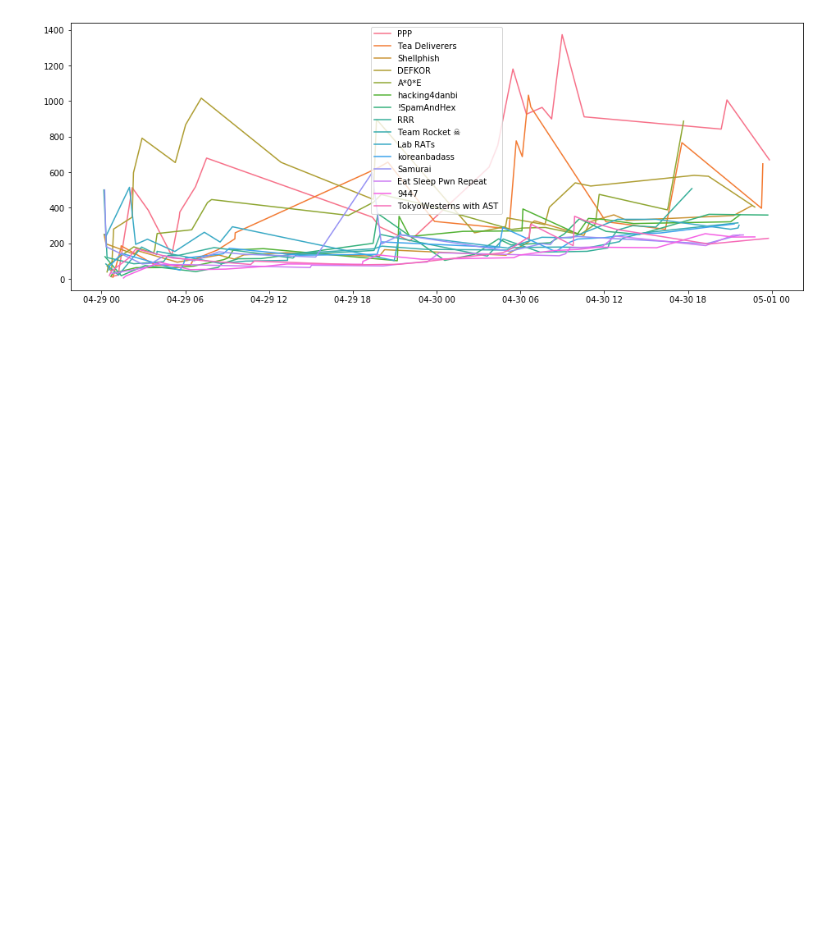
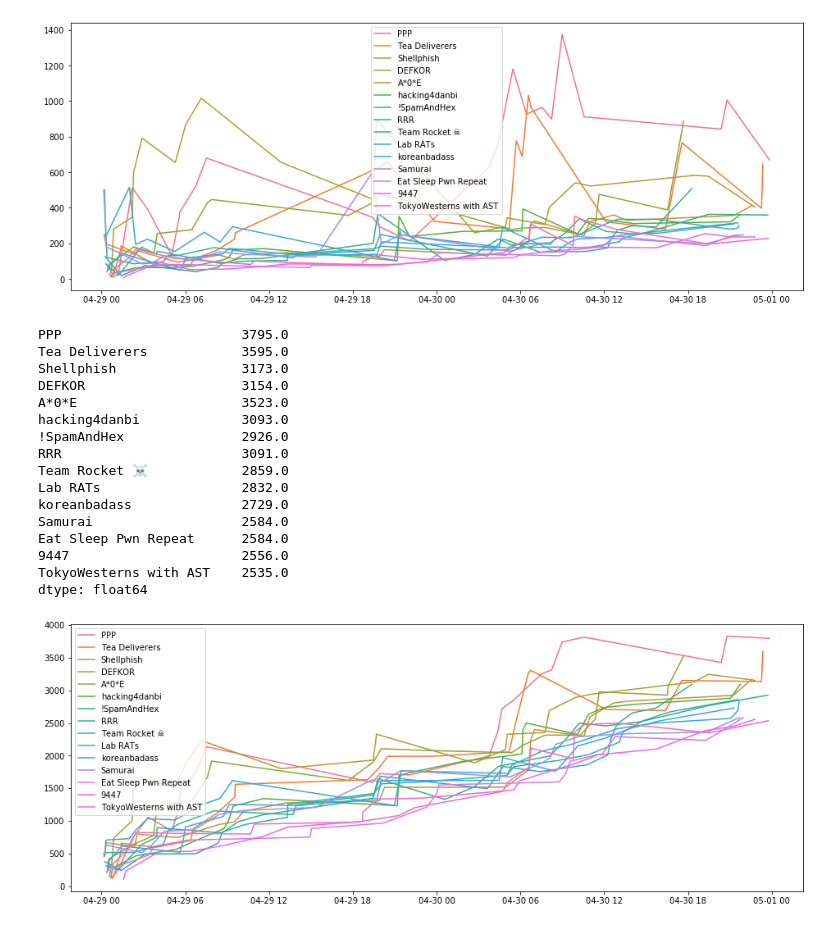
Before and after one commit to wwong/ctf-score-analysis, a Jupyter notebook: 2017-legitbs-quals.ipynb, the cells around one changed output. Cells and saved outputs as stored; diff of their text form; code cells hidden in the pictures; blank space fills up the shorter version.

```diff
--- a/2017-legitbs-quals.ipynb
+++ b/2017-legitbs-quals.ipynb
@@ -306,4 +348,25 @@ Eat Sleep Pwn Repeat      247.0
 TokyoWesterns with AST    228.0
 dtype: float64
 [figure]
+# %%
+ooo_scores = plot_for_strat(teams, solves, OooDecayPointValueChallengeLoader.from_json)
+ooo_scores
+# %% [output]
+PPP                       3795.0
+Tea Deliverers            3595.0
+Shellphish                3173.0
+DEFKOR                    3154.0
+A*0*E                     3523.0
+hacking4danbi             3093.0
+!SpamAndHex               2926.0
+RRR                       3091.0
+Team Rocket ☠️            2859.0
+Lab RATs                  2832.0
+koreanbadass              2729.0
+Samurai                   2584.0
+Eat Sleep Pwn Repeat      2584.0
+9447                      2556.0
+TokyoWesterns with AST    2535.0
+dtype: float64
+[figure, added]
 # %%
```
Also changed, not shown: parts of 5 cells of this notebook.
